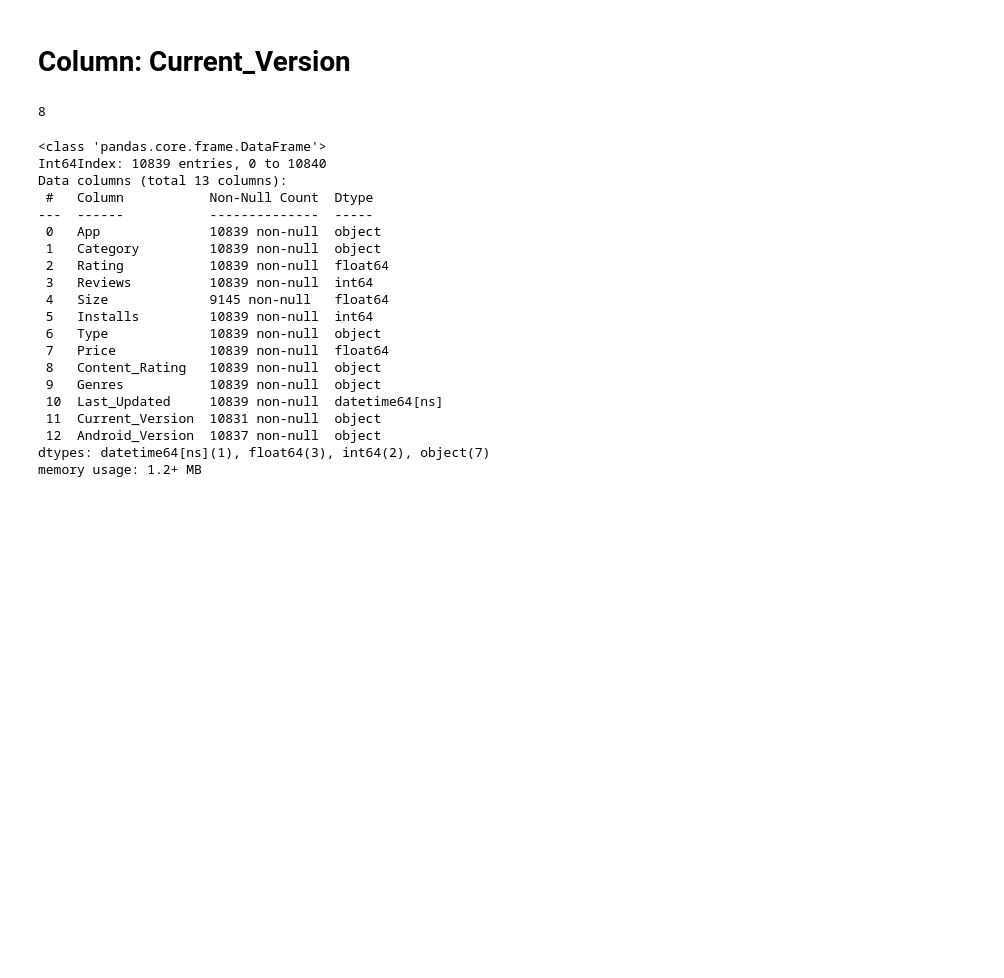
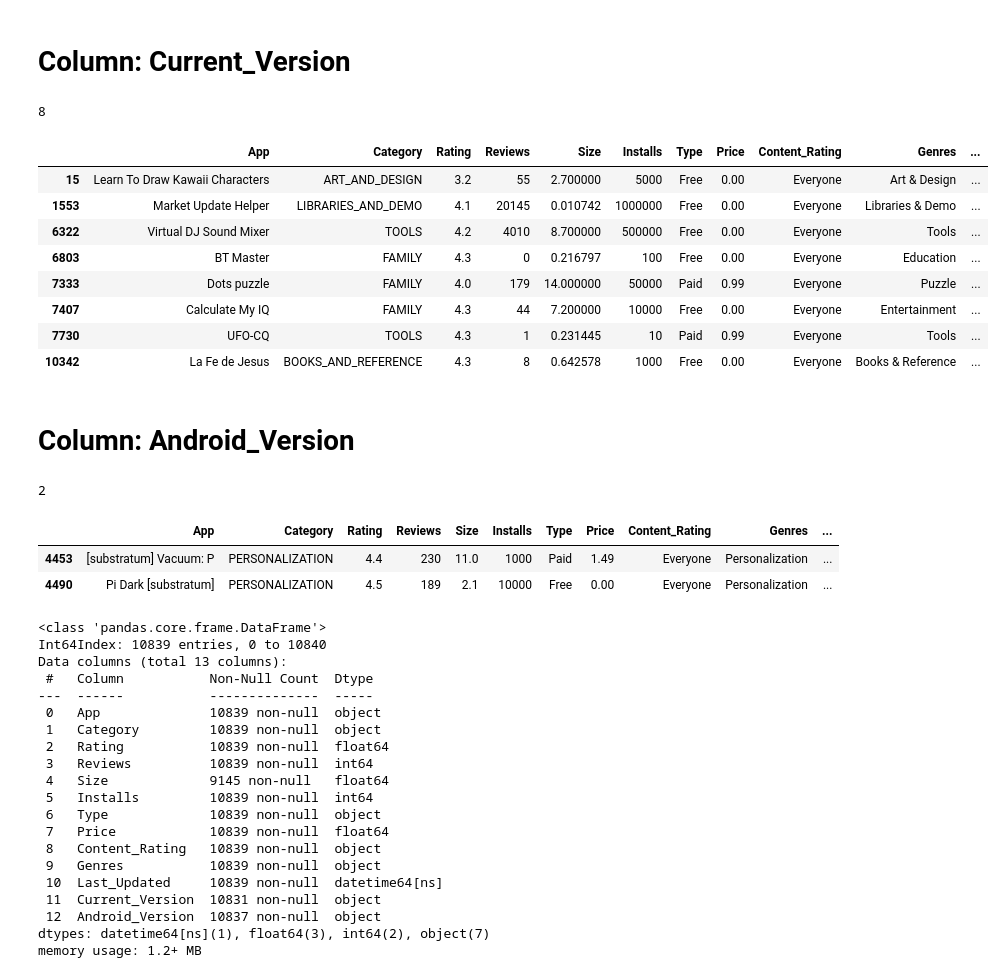
Before and after one commit to shirkepranav98/Play-Store-App-Review-Analysis-, a Jupyter notebook: Pranav_Shirke_Play_Store_App_Review_Analysis_EDA_Project.ipynb, the cells around one changed output. Saved outputs shown, nothing was run; the diff lists cells and outputs as text; code cells hidden in the pictures; blank space fills up the shorter version.

```diff
--- a/Pranav_Shirke_Play_Store_App_Review_Analysis_EDA_Project.ipynb
+++ b/Pranav_Shirke_Play_Store_App_Review_Analysis_EDA_Project.ipynb
@@ -330,7 +329,21 @@ play_s_df['Price'].dtype
 dtype('float64')
 # %% [markdown]
 # **Column: Current_Version**
-# %%
-play_s_df.Current_Version.isnull().sum()
-# %% [output]
-8
+# %%
+# Observing the null values in Current_Version Column
+play_s_df.Current_Version.isnull().sum()
+# %% [output]
+8
+# %%
+# Displaying NaN values which we have to fill with mode of Current_Version
+play_s_df[play_s_df.Current_Version.isna()]
+# %% [output]
+|  | App | Category | Rating | Reviews | Size | Installs | Type | Price | Content_Rating | Genres | ... |
+| 15 | Learn To Draw Kawaii Characters | ART_AND_DESIGN | 3.2 | 55 | 2.700000 | 5000 | Free | 0.00 | Everyone | Art & Design | ... |
+| 1553 | Market Update Helper | LIBRARIES_AND_DEMO | 4.1 | 20145 | 0.010742 | 1000000 | Free | 0.00 | Everyone | Libraries & Demo | ... |
+| 6322 | Virtual DJ Sound Mixer | TOOLS | 4.2 | 4010 | 8.700000 | 500000 | Free | 0.00 | Everyone | Tools | ... |
+| 6803 | BT Master | FAMILY | 4.3 | 0 | 0.216797 | 100 | Free | 0.00 | Everyone | Education | ... |
+| 7333 | Dots puzzle | FAMILY | 4.0 | 179 | 14.000000 | 50000 | Paid | 0.99 | Everyone | Puzzle | ... |
+| 7407 | Calculate My IQ | FAMILY | 4.3 | 44 | 7.200000 | 10000 | Free | 0.00 | Everyone | Entertainment | ... |
+| 7730 | UFO-CQ | TOOLS | 4.3 | 1 | 0.231445 | 10 | Paid | 0.99 | Everyone | Tools | ... |
+| 10342 | La Fe de Jesus | BOOKS_AND_REFERENCE | 4.3 | 8 | 0.642578 | 1000 | Free | 0.00 | Everyone | Books & Reference | ... |
@@ -336,0 +353,14 @@ play_s_df.Current_Version.isnull().sum()
+# %% [markdown]
+# **Column: Android_Version**
+# %%
+# Observing the null values in Android_Version Column
+play_s_df.Android_Version.isnull().sum()
+# %% [output]
+2
+# %%
+# Displaying NaN values which we have to fill with mode of Current_Version
+play_s_df[play_s_df.Android_Version.isna()]
+# %% [output]
+|  | App | Category | Rating | Reviews | Size | Installs | Type | Price | Content_Rating | Genres | ... |
+| 4453 | [substratum] Vacuum: P | PERSONALIZATION | 4.4 | 230 | 11.0 | 1000 | Paid | 1.49 | Everyone | Personalization | ... |
+| 4490 | Pi Dark [substratum] | PERSONALIZATION | 4.5 | 189 | 2.1 | 10000 | Free | 0.00 | Everyone | Personalization | ... |
```
Also changed, not shown: parts of 20 cells of this notebook.
